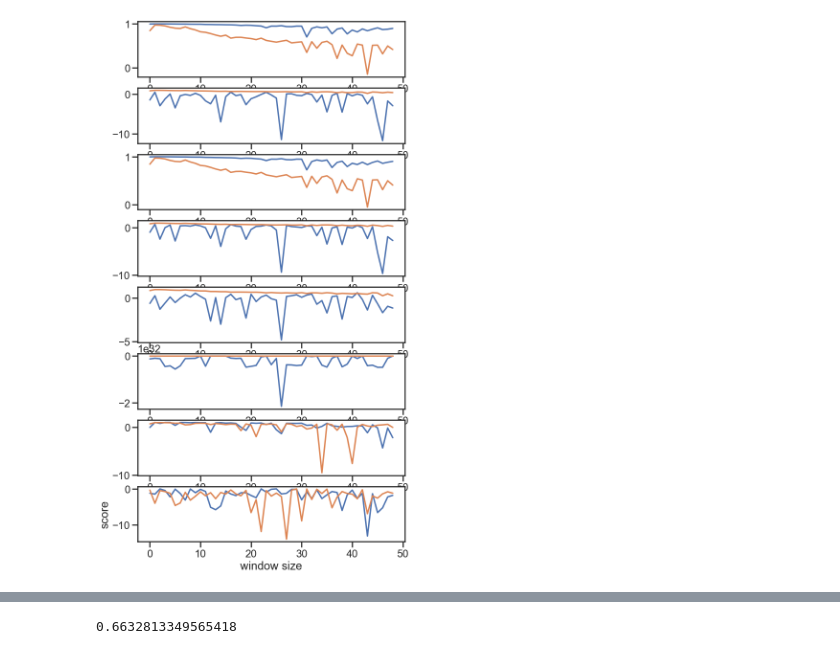
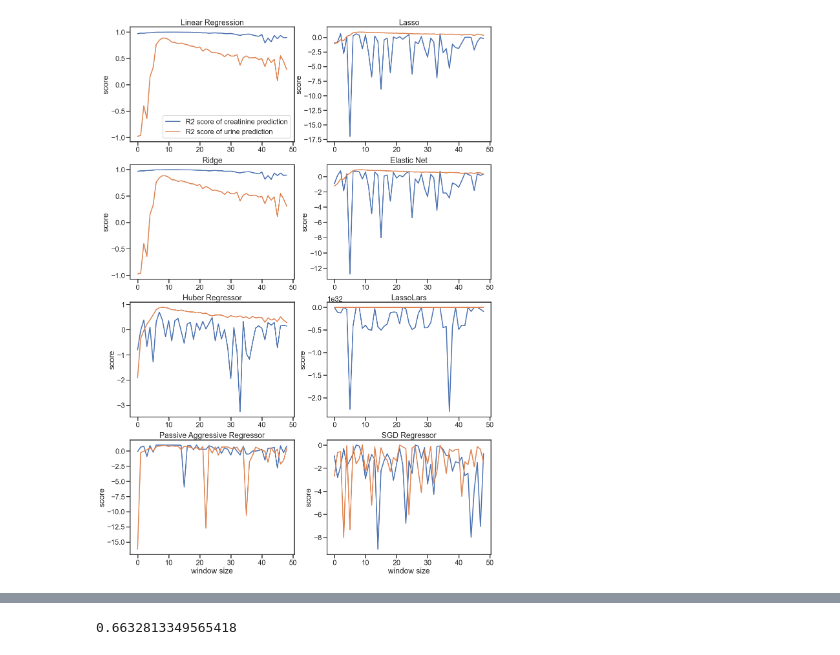
Before and after one commit to Hans0124SG/SPH6004_assignment2, a Jupyter notebook: MengXin.ipynb, the cells around one changed output, grey strips where cells are left out. Cells and saved outputs as stored; diff of their text form; code cells hidden in the pictures.

Commit message:
final version of regression models

```diff
--- a/MengXin.ipynb
+++ b/MengXin.ipynb
@@ -77,22 +77,19 @@ X_rolling_train = pd.DataFrame(0,columns=features,index=range(0))
 X_rolling_test = pd.DataFrame(0,columns=features,index=range(0))
 y_rolling_train = pd.DataFrame(0,columns=labels,index=range(0))
 y_rolling_test = pd.DataFrame(0,columns=labels,index=range(0))
-#train = pd.DataFrame(0,columns=features.append(labels),index=range(0))
-#test = pd.DataFrame(0,columns=features.append(labels),index=range(0))
-#ewm = pd.DataFrame(0,columns=features_labels,index=range(0))
 stay_id = new.groupby('stay_key').first().index
 
 for i in range(200):#(AKI_time.index.shape[0]):
     patient = new[new['stay_key'] == stay_id[i]]
     #patient['time_from_baseline'] = (pd.to_datetime(patient['Time']) - pd.to_datetime(patient['Time'].values[0])) / np.timedelta64(1, 'h')
-    patient_rolling = patient[features_ids].rolling(window=3,center = False).mean()#.ewm(com=0.5).mean()#
+    patient_rolling = patient[features_ids].rolling(window=8,center = False).mean()#.ewm(com=0.5).mean()#
     patient_rolling['AKI'] = patient['AKI']
     patient_rolling['real_creatinine'] = patient['Creatinine']
     patient_rolling['real_urine_1'] = patient['1 hours urine output']
     patient_rolling['real_urine_6'] = patient['6 hours urine output']
-    patient_rolling['label_creatinine'] = patient['Creatinine'].shift(1)
-    patient_rolling['label_urine'] = patient['6 hours urine output'].shift(1)
-    patient_rolling['label_AKI'] = patient['AKI'].shift(1)
+    patient_rolling['label_creatinine'] = patient['Creatinine'].shift(6)
+    patient_rolling['label_urine'] = patient['6 hours urine output'].shift(6)
+    patient_rolling['label_AKI'] = patient['AKI'].shift(6)
     patient_rolling['label_AKI_happen'] = patient['AKI_happen']
 
 
@@ -253,9 +363,9 @@ for w in range(49):
         patient_rolling['real_creatinine'] = patient['Creatinine']
         patient_rolling['real_urine_1'] = patient['1 hours urine output']
         patient_rolling['real_urine_6'] = patient['6 hours urine output']
-        patient_rolling['label_creatinine'] = patient['Creatinine'].shift(1)
-        patient_rolling['label_urine'] = patient['6 hours urine output'].shift(1)
-        patient_rolling['label_AKI'] = patient['AKI'].shift(1)
+        patient_rolling['label_creatinine'] = patient['Creatinine'].shift(6)
+        patient_rolling['label_urine'] = patient['6 hours urine output'].shift(6)
+        patient_rolling['label_AKI'] = patient['AKI'].shift(6)
         patient_rolling['label_AKI_happen'] = patient['AKI_happen']
 
 
@@ -284,20 +394,26 @@ for w in range(49):
     W.append(w)
 # %%
 import matplotlib.pyplot as plt
-fig = plt.figure(figsize=(10,20))
+fig = plt.figure(figsize=(20,30))
+modelname = ['Linear Regression', 'Lasso', 'Ridge', 'Elastic Net', 'Huber Regressor', 'LassoLars',
+            'Passive Aggressive Regressor', "SGD Regressor"]
 for i in range(8):
-    plt.subplot(8,1,i+1)
-    plt.plot(W, C[i])
+    plt.subplot(4,2,i+1)
+    plt.plot(W, C[i],label='R2 score of creatinine prediction')
+    plt.plot(W, U[i], label='R2 score of urine prediction')
+    plt.ylabel('score')
+    plt.title(modelname[i])
     #plt.ylim([0,1])
-for i in range(8):
-    plt.subplot(8,1,i+1)
-    plt.plot(W, U[i])
-    #plt.ylim([0,1])
-plt.xlabel('window size')
-plt.ylabel('score')
+    if i==0:
+        plt.legend(loc='best')
+    if i==6 or i==7:
+        plt.xlabel('window size')
+
+
+
 plt.savefig('./linear.jpg')
 # %% [output]
-[figure, old version]
+[figure, new version]
 # %%
 #try different window size for AKI prediction
 Score = []
```
Also changed, not shown: parts of 12 cells of this notebook.
